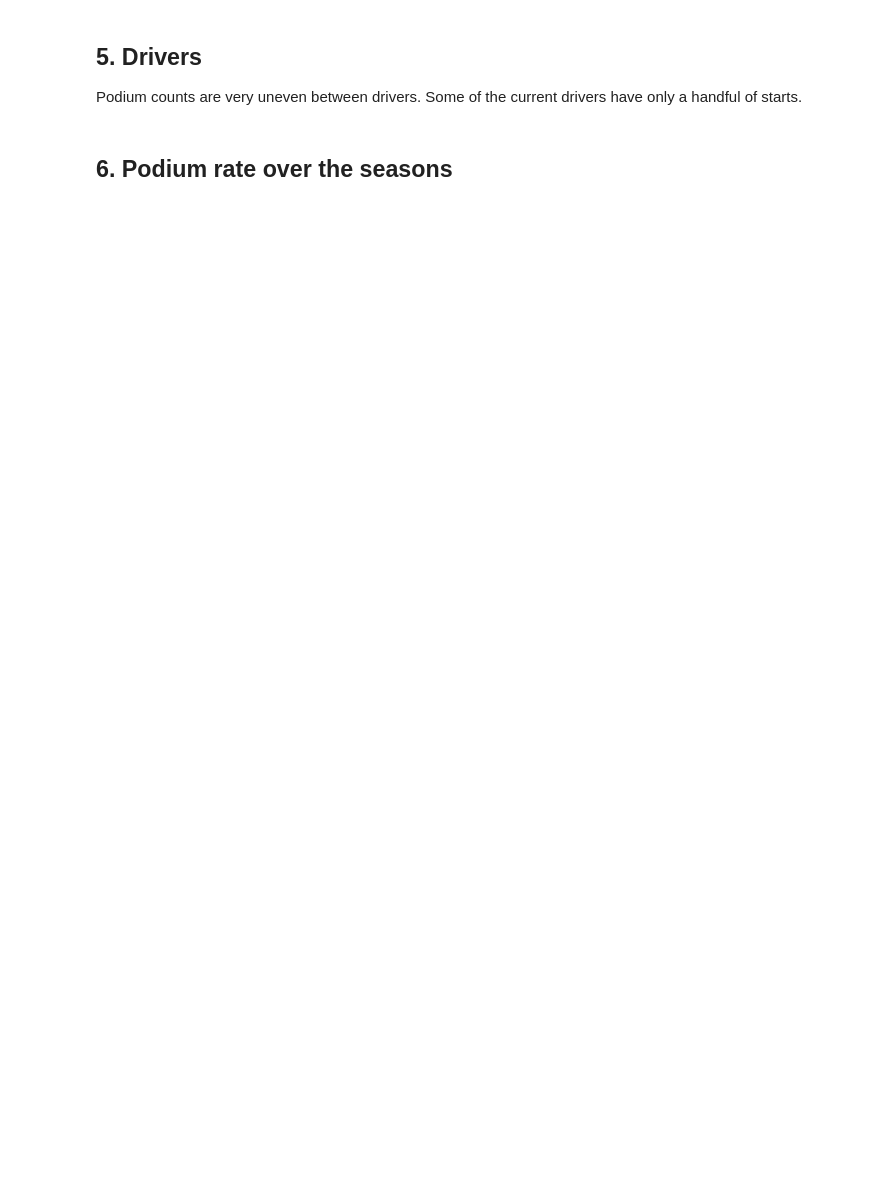
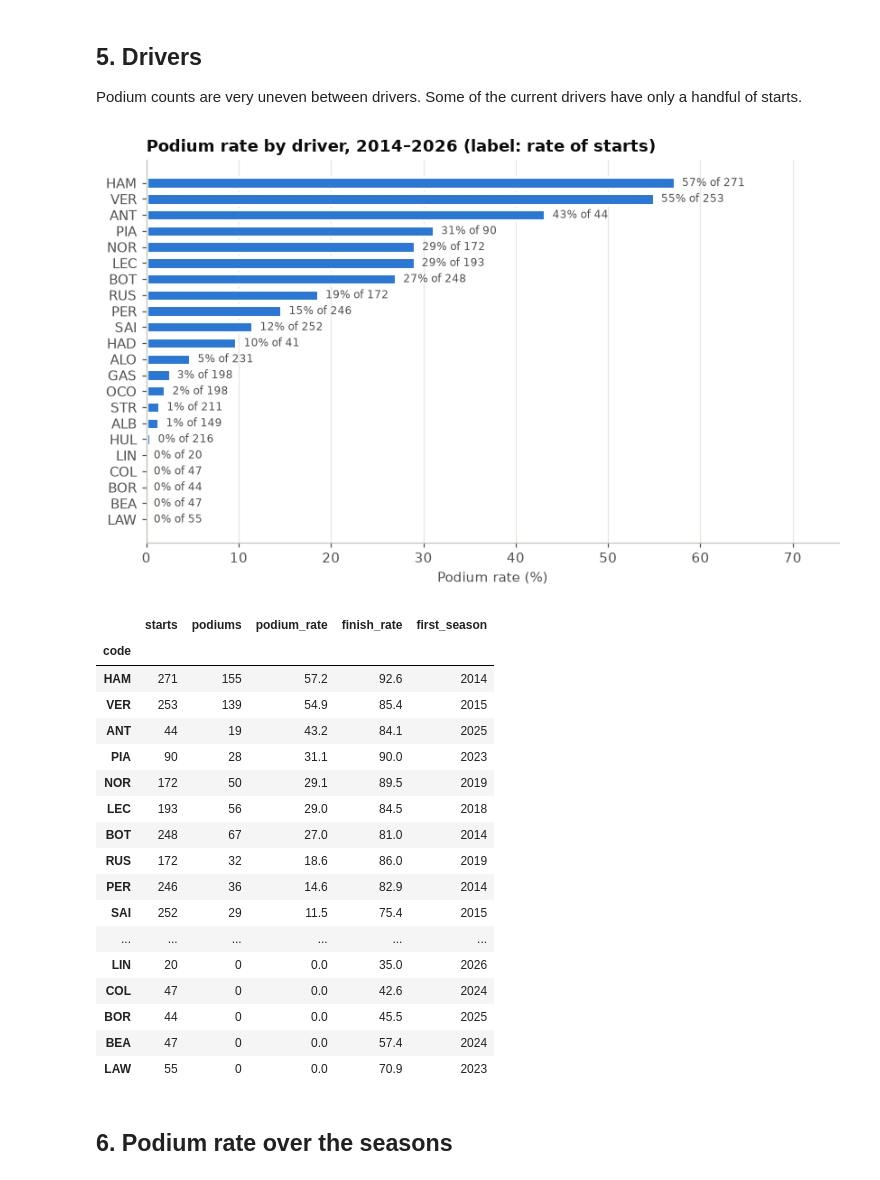
Before and after one commit to mjack6182/F1-race-predictor, a Jupyter notebook: notebooks/01_eda.ipynb, the cells around one changed output. Drawn from its saved outputs; the diff is of its cells as text; code cells hidden in the pictures; blank space fills up the shorter version.

```diff
--- a/notebooks/01_eda.ipynb
+++ b/notebooks/01_eda.ipynb
@@ -136,28 +163,48 @@ Podium counts are very uneven between drivers. Some of the current drivers have
 # %%
 finished = df.status.eq("Finished") | df.status.str.startswith("+", na=False)
 drivers = (
     df.assign(finished=finished)
     .groupby("code")
     .agg(starts=("raceId", "size"), podiums=("podium", "sum"), podium_rate=("podium", "mean"),
          finish_rate=("finished", "mean"), first_season=("year", "min"))
     .sort_values("podium_rate", ascending=False)
 )
 
 fig, ax = plt.subplots(figsize=(9, 5))
 y = np.arange(len(drivers))
 ax.barh(y, drivers.podium_rate * 100, height=0.7, color=ACCENT, edgecolor="white", linewidth=2)
 for yi, (rate, n) in enumerate(zip(drivers.podium_rate, drivers.starts)):
     ax.text(rate * 100 + 0.8, yi, f"{rate:.0%} of {n}", va="center", fontsize=8, color=INK_2)
 ax.set_yticks(y, drivers.index)
 ax.invert_yaxis()
 ax.set_xlabel("Podium rate (%)")
 ax.set_xlim(0, 75)
 ax.grid(axis="y", visible=False)
-ax.set_title("Podium rate by driver, 2014–2024 (label: rate of starts)")
+ax.set_title("Podium rate by driver, 2014–2026 (label: rate of starts)")
 fig.savefig(FIGURES / "eda_driver_podium_rate.png")
 plt.show()
 
 drivers.assign(podium_rate=lambda t: (t.podium_rate * 100).round(1), finish_rate=lambda t: (t.finish_rate * 100).round(1))
+# %% [output]
+[figure, added]
+|  | starts | podiums | podium_rate | finish_rate | first_season |
+| code |  |  |  |  |  |
+| HAM | 271 | 155 | 57.2 | 92.6 | 2014 |
+| VER | 253 | 139 | 54.9 | 85.4 | 2015 |
+| ANT | 44 | 19 | 43.2 | 84.1 | 2025 |
+| PIA | 90 | 28 | 31.1 | 90.0 | 2023 |
+| NOR | 172 | 50 | 29.1 | 89.5 | 2019 |
+| LEC | 193 | 56 | 29.0 | 84.5 | 2018 |
+| BOT | 248 | 67 | 27.0 | 81.0 | 2014 |
+| RUS | 172 | 32 | 18.6 | 86.0 | 2019 |
+| PER | 246 | 36 | 14.6 | 82.9 | 2014 |
+| SAI | 252 | 29 | 11.5 | 75.4 | 2015 |
+| ... | ... | ... | ... | ... | ... |
+| LIN | 20 | 0 | 0.0 | 35.0 | 2026 |
+| COL | 47 | 0 | 0.0 | 42.6 | 2024 |
+| BOR | 44 | 0 | 0.0 | 45.5 | 2025 |
+| BEA | 47 | 0 | 0.0 | 57.4 | 2024 |
+| LAW | 55 | 0 | 0.0 | 70.9 | 2023 |
 # %% [markdown]
 ## 6. Podium rate over the seasons
 # %%
```
Also changed, not shown: parts of 9 cells of this notebook, 5 other files.
